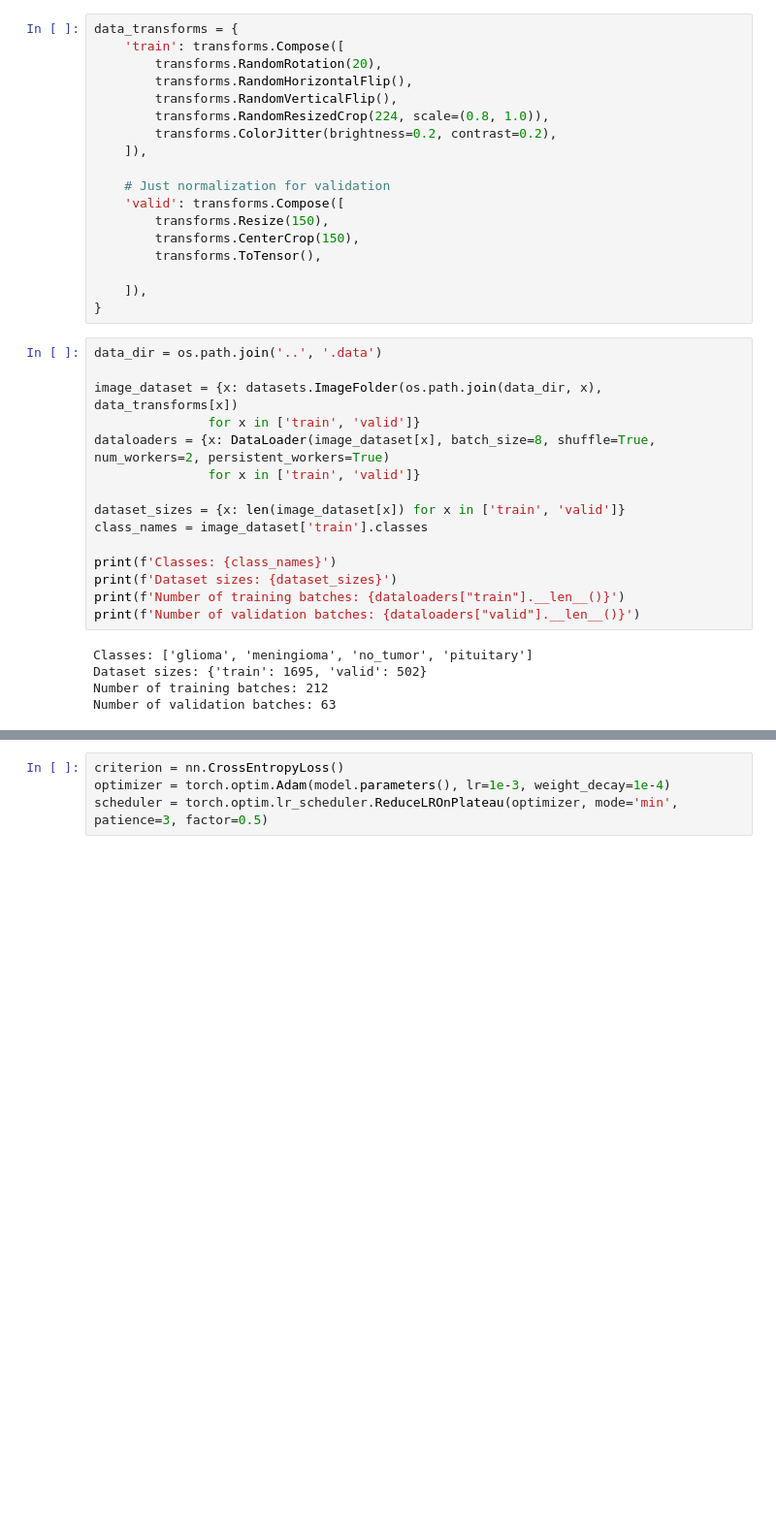
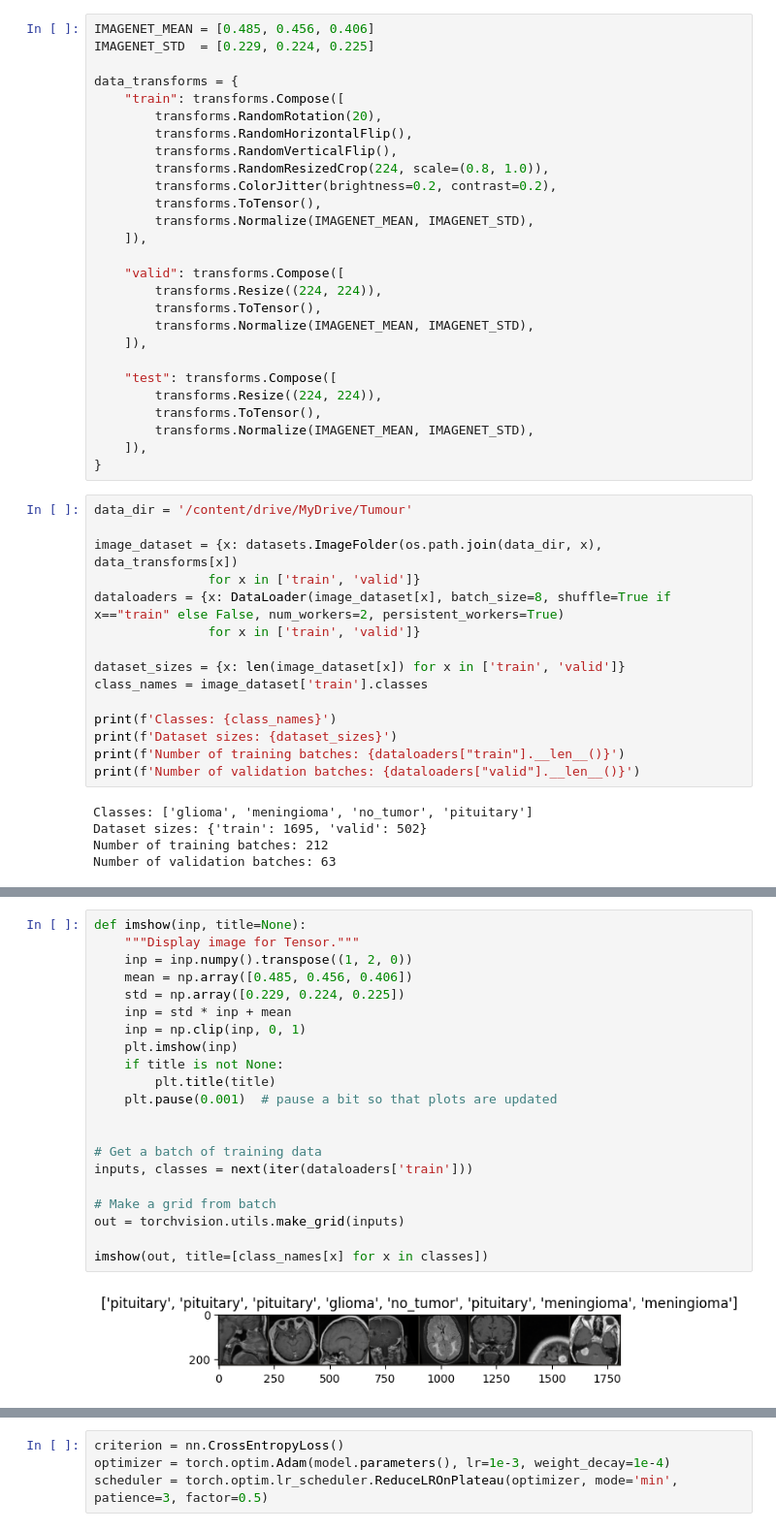
Before and after one commit to akanksha-th/brain_tumor_mri_classification, a Jupyter notebook: notebooks/finetuned_EfficientNetB0.ipynb, the cells around one changed output, grey strips where cells are left out. Shown at 97% size. Cells and saved outputs as stored; diff of their text form; blank space fills up the shorter version.

```diff
--- a/notebooks/finetuned_EfficientNetB0.ipynb
+++ b/notebooks/finetuned_EfficientNetB0.ipynb
@@ -29,27 +36,36 @@ Using device: cpu
 # %%
+IMAGENET_MEAN = [0.485, 0.456, 0.406]
+IMAGENET_STD  = [0.229, 0.224, 0.225]
+
 data_transforms = {
-    'train': transforms.Compose([
+    "train": transforms.Compose([
         transforms.RandomRotation(20),
         transforms.RandomHorizontalFlip(),
         transforms.RandomVerticalFlip(),
         transforms.RandomResizedCrop(224, scale=(0.8, 1.0)),
         transforms.ColorJitter(brightness=0.2, contrast=0.2),
+        transforms.ToTensor(),
+        transforms.Normalize(IMAGENET_MEAN, IMAGENET_STD),
     ]),
 
-    # Just normalization for validation
-    'valid': transforms.Compose([
-        transforms.Resize(150),
-        transforms.CenterCrop(150),
+    "valid": transforms.Compose([
+        transforms.Resize((224, 224)),
         transforms.ToTensor(),
+        transforms.Normalize(IMAGENET_MEAN, IMAGENET_STD),
+    ]),
 
+    "test": transforms.Compose([
+        transforms.Resize((224, 224)),
+        transforms.ToTensor(),
+        transforms.Normalize(IMAGENET_MEAN, IMAGENET_STD),
     ]),
 }
 # %%
-data_dir = os.path.join('..', '.data')
+data_dir = '/content/drive/MyDrive/Tumour'
 
 image_dataset = {x: datasets.ImageFolder(os.path.join(data_dir, x), data_transforms[x])
                for x in ['train', 'valid']}
-dataloaders = {x: DataLoader(image_dataset[x], batch_size=8, shuffle=True, num_workers=2, persistent_workers=True)
+dataloaders = {x: DataLoader(image_dataset[x], batch_size=8, shuffle=True if x=="train" else False, num_workers=2, persistent_workers=True)
                for x in ['train', 'valid']}
 
 dataset_sizes = {x: len(image_dataset[x]) for x in ['train', 'valid']}
@@ -160,0 +83,23 @@ out shape: torch.Size([2, 4])
+# %%
+def imshow(inp, title=None):
+    """Display image for Tensor."""
+    inp = inp.numpy().transpose((1, 2, 0))
+    mean = np.array([0.485, 0.456, 0.406])
+    std = np.array([0.229, 0.224, 0.225])
+    inp = std * inp + mean
+    inp = np.clip(inp, 0, 1)
+    plt.imshow(inp)
+    if title is not None:
+        plt.title(title)
+    plt.pause(0.001)  # pause a bit so that plots are updated
+
+
+# Get a batch of training data
+inputs, classes = next(iter(dataloaders['train']))
+
+# Make a grid from batch
+out = torchvision.utils.make_grid(inputs)
+
+imshow(out, title=[class_names[x] for x in classes])
+# %% [output]
+[figure, added]
```
Also changed, not shown: parts of 13 cells of this notebook, 5 other files.
